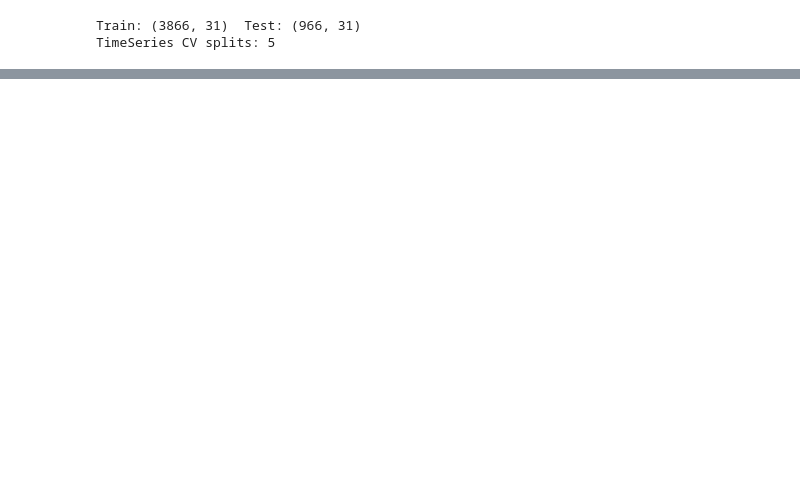
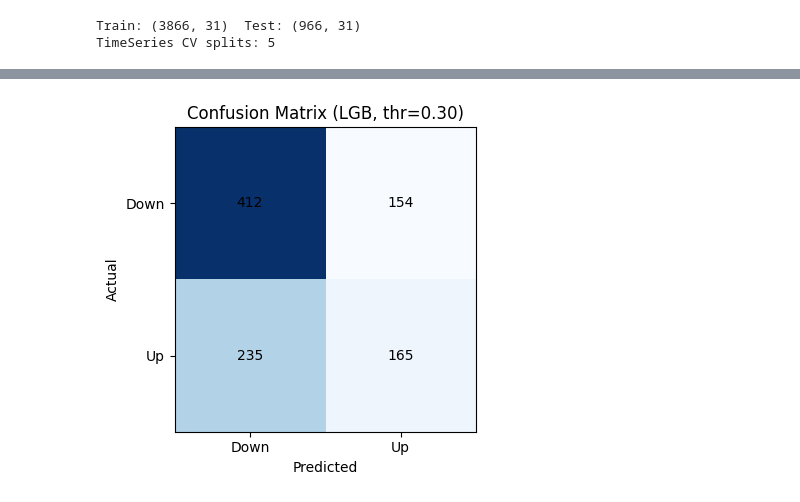
Before and after one commit to theonegareth/GoldPricePredictor, a Jupyter notebook: 2 model training/linreg.ipynb, the cells around one changed output, grey strips where cells are left out. Drawn from its saved outputs; the diff is of its cells as text; code cells hidden in the pictures; blank space fills up the shorter version.

```diff
--- a/2 model training/linreg.ipynb
+++ b/2 model training/linreg.ipynb
@@ -260,41 +328,61 @@ if not df.empty:
 # %%
-# Make sure datetime is imported (from Cell 1)
-# import datetime as dt
-import numpy as np
+if not X.empty:
+    cands = {
+        'GB': (pred_gb, proba_gb, pipe_gb),
+        'XGB': (pred_xgb, proba_xgb, rs_xgb.best_estimator_),
+        'LGB': (pred_lgb, proba_lgb, rs_lgb.best_estimator_)
+    }
 
-def predict_price_from_date(date_str, model_to_use):
-    """
-    Predicts the gold price for a given date string (e.g., "31-12-2025").
-    Converts the date into a millisecond timestamp for the model.
-    """
-    try:
-        # 1. Convert the date string to a datetime object
-        date_obj = dt.datetime.strptime(date_str, "%d-%m-%Y")
+    best_name, best_pred, best_proba, best_pipe, best_f1 = None, None, None, None, -1
+    for name, (p, pr, model) in cands.items():
+        f1 = f1_score(y_test, p)
+        if f1 > best_f1:
+            best_name, best_pred, best_proba, best_pipe, best_f1 = name, p, pr, model, f1
 
-        # 2. Convert to a millisecond timestamp
-        # .timestamp() gives seconds, so multiply by 1000
-        timestamp_ms = date_obj.timestamp() * 1000
+    print(f"\n--- Best Model Selection ---")
+    print(f"Best model by default (0.5) threshold → {best_name} (F1={best_f1:.4f})")
 
-        # 3. Reshape for the model
-        timestamp_ms_2d = np.array([[timestamp_ms]])
+    # Tune threshold for best F1 on holdout
+    thresh_grid = np.linspace(0.3, 0.7, 41)
+    best_thresh, best_f1_thr = 0.5, -1
+    for t in thresh_grid:
+        f1 = f1_score(y_test, (best_proba >= t).astype(int))
+        if f1 > best_f1_thr:
+            best_f1_thr, best_thresh = f1, t
 
-        # 4. Make the prediction
-        predicted_price = model_to_use.predict(timestamp_ms_2d)
+    print(f"Best threshold for {best_name} → {best_thresh:.3f} (F1={best_f1_thr:.4f})")
 
-        return f"Predicted price for {date_str}: Rp {predicted_price[0]:,.2f}"
+    # --- Confusion Matrix @ Tuned Threshold ---
+    cm = confusion_matrix(y_test, (best_proba >= best_thresh).astype(int))
+    plt.figure(figsize=(4,4))
+    plt.imshow(cm, cmap='Blues', aspect='auto')
+    plt.title(f'Confusion Matrix ({best_name}, thr={best_thresh:.2f})')
+    plt.xticks([0,1], ['Down','Up']); plt.yticks([0,1], ['Down','Up'])
+    for i in range(2):
+        for j in range(2):
+            plt.text(j, i, cm[i, j], ha='center', va='center', color='black')
+    plt.xlabel('Predicted'); plt.ylabel('Actual'); plt.tight_layout()
+    plt.savefig("gold_confusion_matrix.png")
+    plt.show()
 
-    except ValueError:
-        return "Invalid date format. Please use 'DD-MM-YYYY'."
-    except NameError:
-        return "Model not defined. Please run the training cell first."
+    # --- ROC Curve ---
+    fpr, tpr, _ = roc_curve(y_test, best_proba)
+    roc_auc = roc_auc_score(y_test, best_proba)
+    plt.figure(figsize=(5,4))
+    plt.plot(fpr, tpr, label=f'AUC={roc_auc:.3f}')
+    plt.plot([0,1], [0,1], linestyle='--')
+    plt.title(f'ROC Curve ({best_name})'); plt.xlabel('FPR'); plt.ylabel('TPR')
+    plt.legend(); plt.tight_layout()
+    plt.savefig("gold_roc_curve.png")
+    plt.show()
 
-# --- EXAMPLE PREDICTION ---
-if 'model' in locals():
-    prediction = predict_price_from_date("31-12-2025", model)
-    print(prediction)
-
-    prediction_2 = predict_price_from_date("01-06-2026", model)
-    print(prediction_2)
-else:
-    print("Run the model training cells to make predictions.")
+    # --- Precision-Recall Curve ---
+    prec, rec, _ = precision_recall_curve(y_test, best_proba)
+    ap = average_precision_score(y_test, best_proba)
+    plt.figure(figsize=(5,4))
+    plt.plot(rec, prec, label=f'AP={ap:.3f}')
+    plt.title(f'Precision-Recall ({best_name})'); plt.xlabel('Recall'); plt.ylabel('Precision')
+    plt.legend(); plt.tight_layout()
+    plt.savefig("gold_pr_curve.png")
+    plt.show()
 # %% [output]
@@ -302,0 +392 @@ Predicted price for 01-06-2026: Rp 1,378,929.83
+[figure, added]
```
Also changed, not shown: parts of 11 cells of this notebook, 2 other files.
